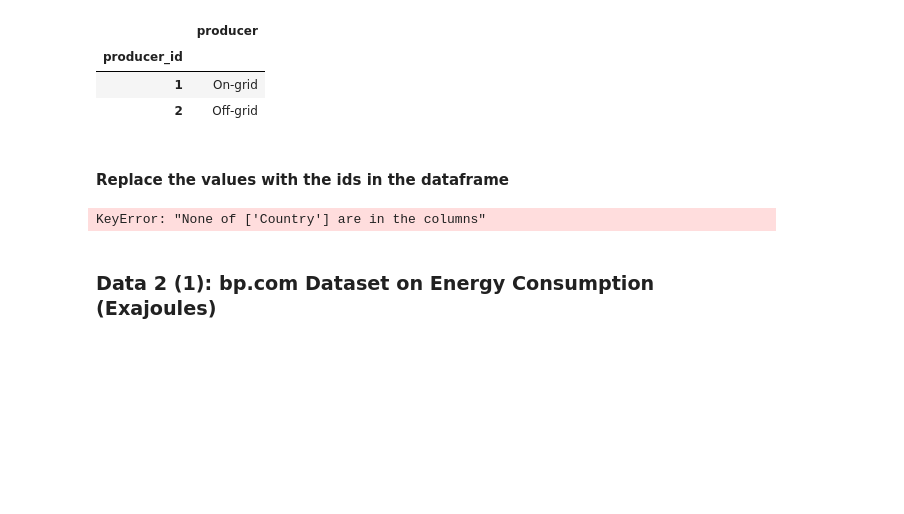
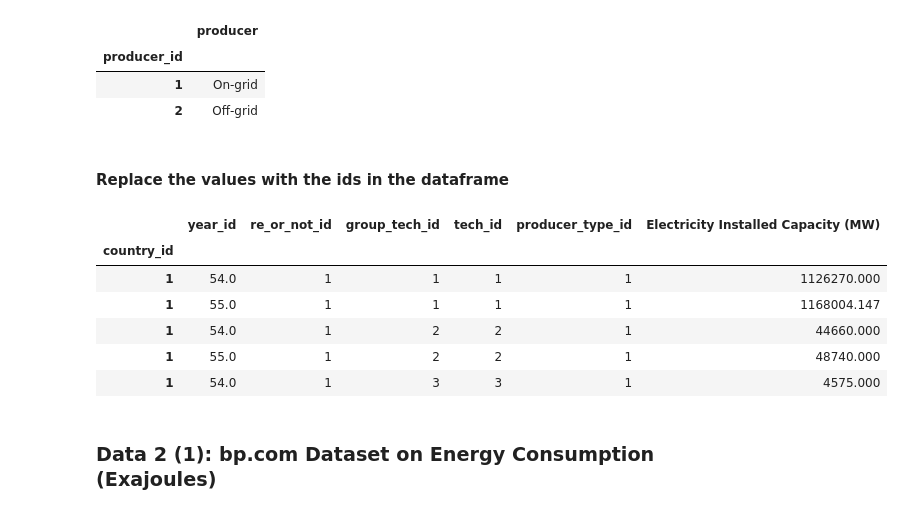
Before and after one commit to yuyhong23/ETL_Project, a Jupyter notebook: ETL_PROJECT.ipynb, the cells around one changed output. Drawn from its saved outputs; the diff is of its cells as text; code cells hidden in the pictures; blank space fills up the shorter version.

Commit message:
Combined and normalized unep dataframe.

```diff
--- a/ETL_PROJECT.ipynb
+++ b/ETL_PROJECT.ipynb
@@ -456,6 +456,7 @@ producer_df
 #### Replace the values with the ids in the dataframe
 # %%
 # Update the values to their according ids
+# Rename the columns
 eic_all_new = eic_all.copy()
 eic_all_new["Country"] = eic_all_new["Country"].replace(['China', 'Germany', 'United States'],[1,2,3])
 eic_all_new["Year"] = eic_all_new["Year"].replace([2018.0, 2019.0],[54,55])
@@ -472,35 +473,41 @@ eic_all_new["Group Technology"] = eic_all_new["Group Technology"].replace(['Foss
                                                                              'Wind energy'], group_tech_range)
 
 eic_all_new["Technology"] = eic_all_new["Technology"].replace(['Fossil fuels',
                                                                  'Nuclear',
                                                                  'Other non-renewable energy',
                                                                  'Pumped storage',
                                                                  'Biogas',
                                                                  'Renewable municipal waste',
                                                                  'Solid biofuels',
                                                                  'Geothermal energy',
                                                                  'Renewable hydropower',
                                                                  'Marine energy',
                                                                  'Concentrated solar power',
                                                                  'Off-grid Solar photovoltaic',
                                                                  'On-grid Solar photovoltaic',
                                                                  'Offshore wind energy',
                                                                  'Onshore wind energy',
                                                                  'Liquid biofuels',
                                                                  'Mixed Hydro Plants'], tech_range)
 eic_all_new["Poducer Type"] = eic_all_new["Poducer Type"].replace(['On-grid', 'Off-grid'],[1,2])
 eic_all_new = eic_all_new.rename(columns={"Country":"country_id",
                                           "Year":"year_id",
                                           "RE or Non-RE":"re_or_not_id",
                                           "Group Technology": "group_tech_id",
                                           "Technology":"tech_id",
                                           "Poducer Type":"producer_type_id"
 
 })
-eic_all_new.set_index("Country", inplace=True)
+eic_all_new.set_index("country_id", inplace=True)
 eic_all_new.head()
 # %% [output]
-KeyError: "None of ['Country'] are in the columns"
+|  | year_id | re_or_not_id | group_tech_id | tech_id | producer_type_id | Electricity Installed Capacity (MW) |
+| country_id |  |  |  |  |  |  |
+| 1 | 54.0 | 1 | 1 | 1 | 1 | 1126270.000 |
+| 1 | 55.0 | 1 | 1 | 1 | 1 | 1168004.147 |
+| 1 | 54.0 | 1 | 2 | 2 | 1 | 44660.000 |
+| 1 | 55.0 | 1 | 2 | 2 | 1 | 48740.000 |
+| 1 | 54.0 | 1 | 3 | 3 | 1 | 4575.000 |
 # %% [markdown]
 ### Data 2 (1): bp.com Dataset on Energy Consumption (Exajoules)
 # %%
```
Also changed, not shown: parts of 35 cells of this notebook.
